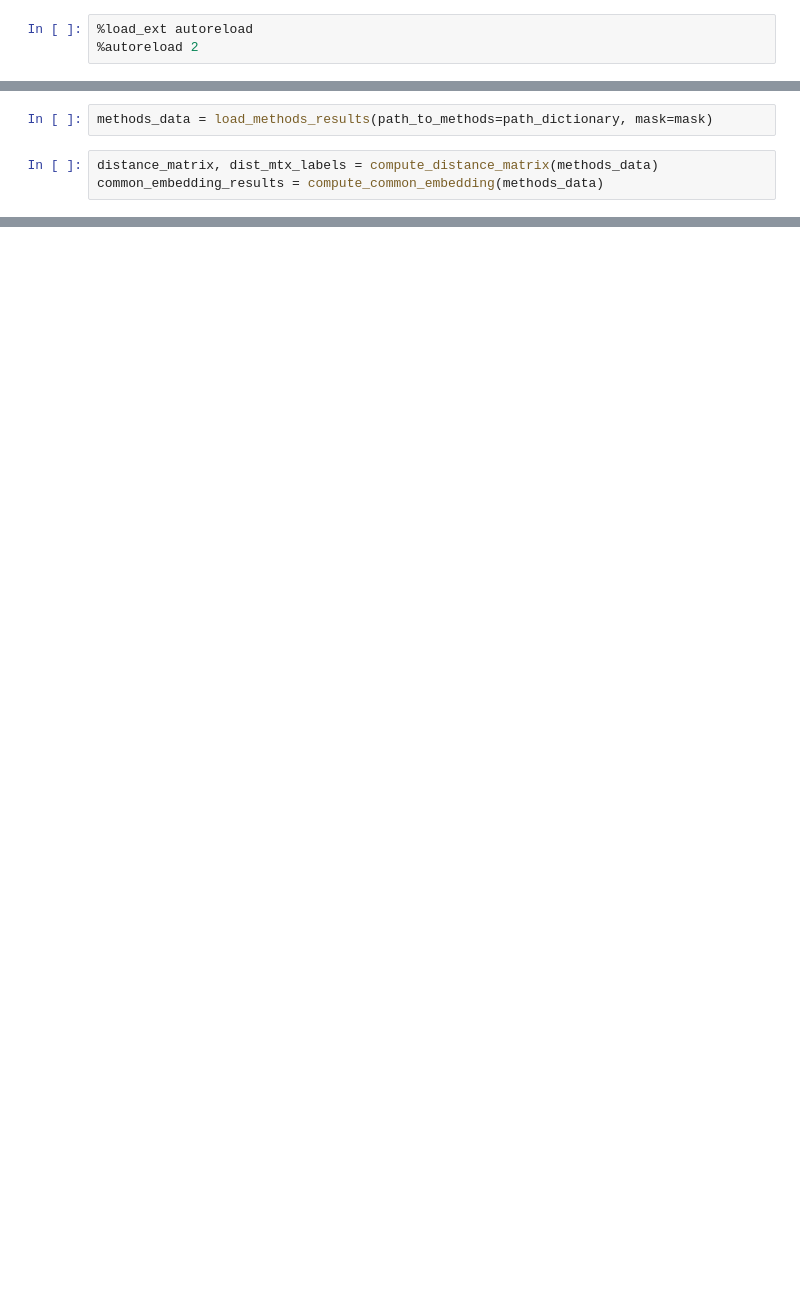
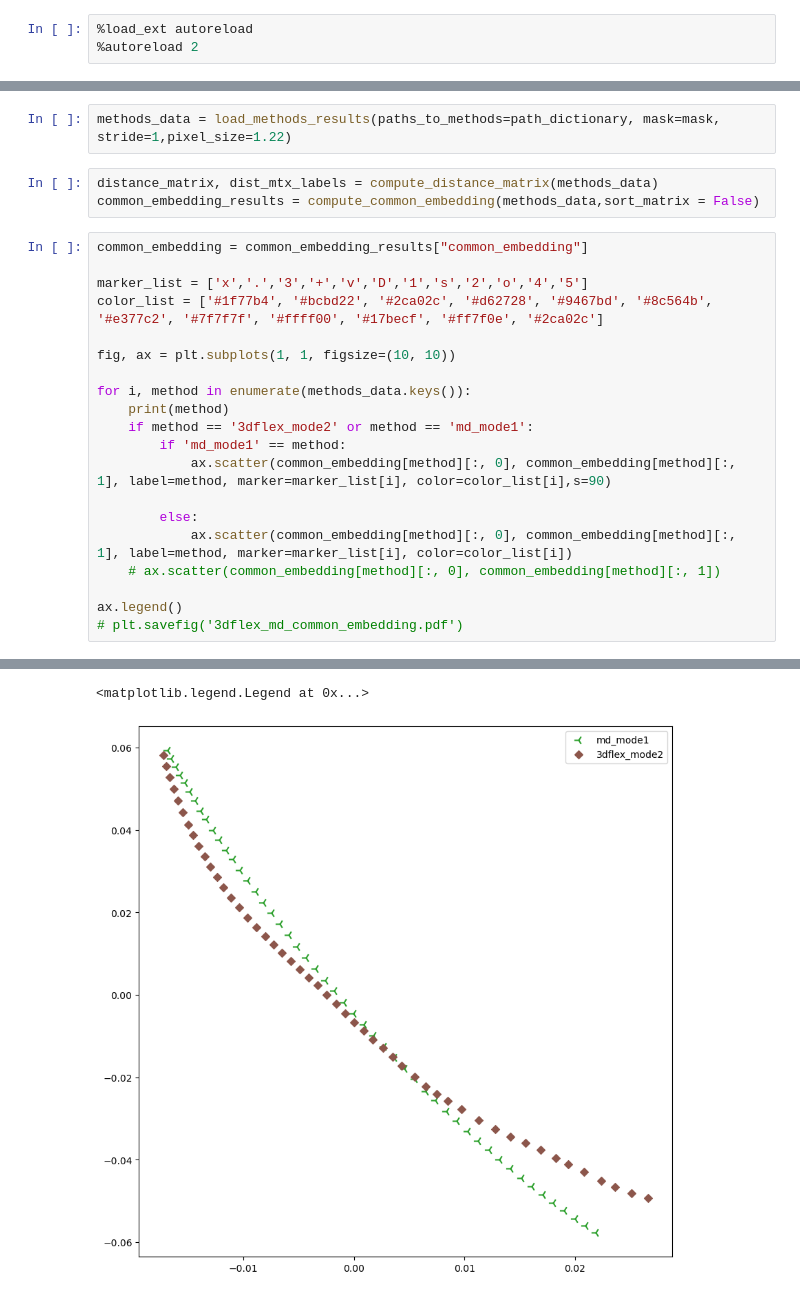
Before and after one commit to flatironinstitute/cryosvd, a Jupyter notebook: figures_for_paper.ipynb, the cells around one changed output, grey strips where cells are left out. Drawn from its saved outputs; the diff is of its cells as text; blank space fills up the shorter version.

```diff
--- a/figures_for_paper.ipynb
+++ b/figures_for_paper.ipynb
@@ -40,5 +47,26 @@ mask = torch.tensor(mask)
 # %%
-methods_data = load_methods_results(path_to_methods=path_dictionary, mask=mask)
+methods_data = load_methods_results(paths_to_methods=path_dictionary, mask=mask, stride=1,pixel_size=1.22)
 # %%
 distance_matrix, dist_mtx_labels = compute_distance_matrix(methods_data)
-common_embedding_results = compute_common_embedding(methods_data)
+common_embedding_results = compute_common_embedding(methods_data,sort_matrix = False)
+# %%
+common_embedding = common_embedding_results["common_embedding"]
+
+marker_list = ['x','.','3','+','v','D','1','s','2','o','4','5']
+color_list = ['#1f77b4', '#bcbd22', '#2ca02c', '#d62728', '#9467bd', '#8c564b', '#e377c2', '#7f7f7f', '#ffff00', '#17becf', '#ff7f0e', '#2ca02c']
+
+fig, ax = plt.subplots(1, 1, figsize=(10, 10))
+
+for i, method in enumerate(methods_data.keys()):
+    print(method)
+    if method == '3dflex_mode2' or method == 'md_mode1':
+        if 'md_mode1' == method:
+            ax.scatter(common_embedding[method][:, 0], common_embedding[method][:, 1], label=method, marker=marker_list[i], color=color_list[i],s=90)
+
+        else:
+            ax.scatter(common_embedding[method][:, 0], common_embedding[method][:, 1], label=method, marker=marker_list[i], color=color_list[i])
+    # ax.scatter(common_embedding[method][:, 0], common_embedding[method][:, 1])
+
+ax.legend()
+# plt.savefig('3dflex_md_common_embedding.pdf')
+# %% [output]
@@ -44,0 +81,2 @@ common_embedding_results = compute_common_embedding(methods_data)
+<matplotlib.legend.Legend at 0x...>
+[figure, added]
```
Also changed, not shown: parts of 15 cells of this notebook, 5 other files.
